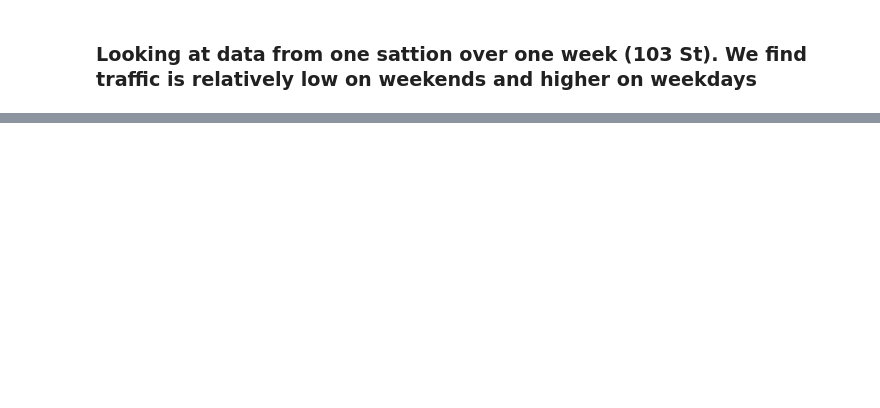
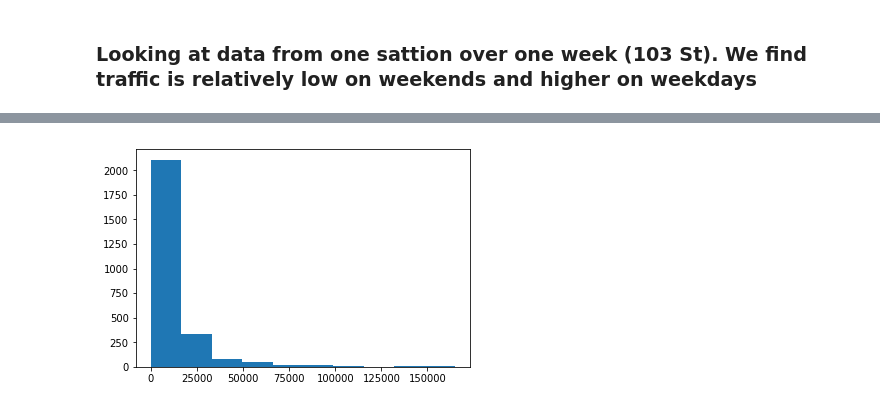
Before and after one commit to AhaYesEleanor/MTA-Traffic-analysis, a Jupyter notebook: Benson.ipynb, the cells around one changed output, grey strips where cells are left out. Saved outputs shown, nothing was run; the diff lists cells and outputs as text; code cells hidden in the pictures; blank space fills up the shorter version.

```diff
--- a/Benson.ipynb
+++ b/Benson.ipynb
@@ -151,0 +170,6 @@ plt.xticks(rotation = 'vertical')
+# %%
+daily_totals = daily_totals[daily_totals['ENTRIES'] < 200000]
+# %%
+plt.hist(daily_totals['ENTRIES']);
+# %% [output]
+[figure, added]
```
Also changed, not shown: parts of 7 cells of this notebook.
